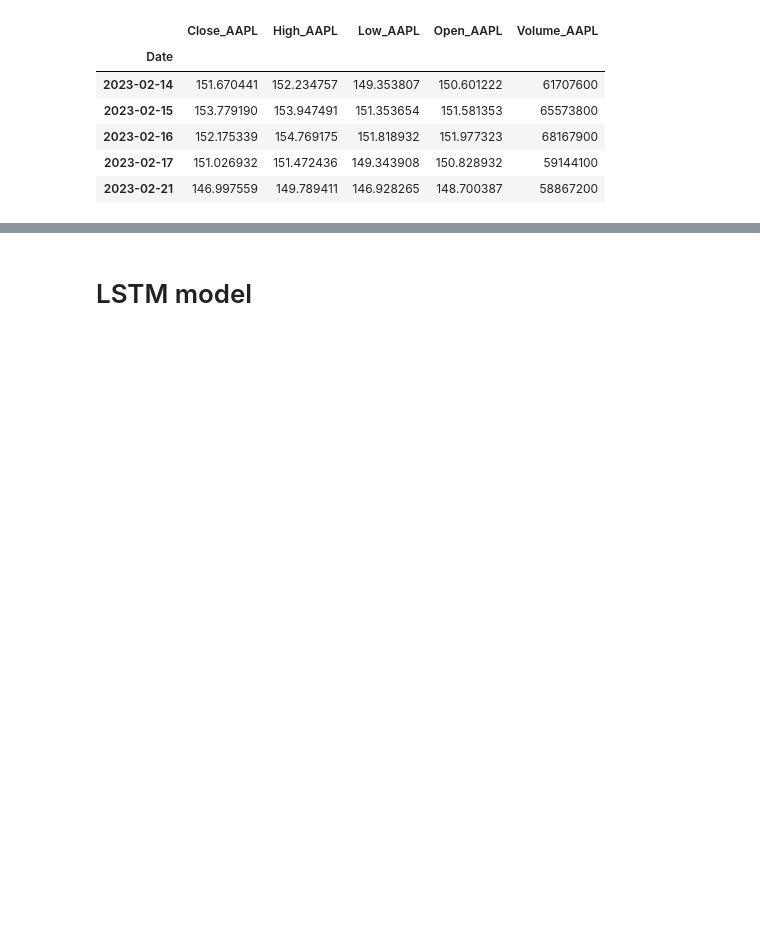
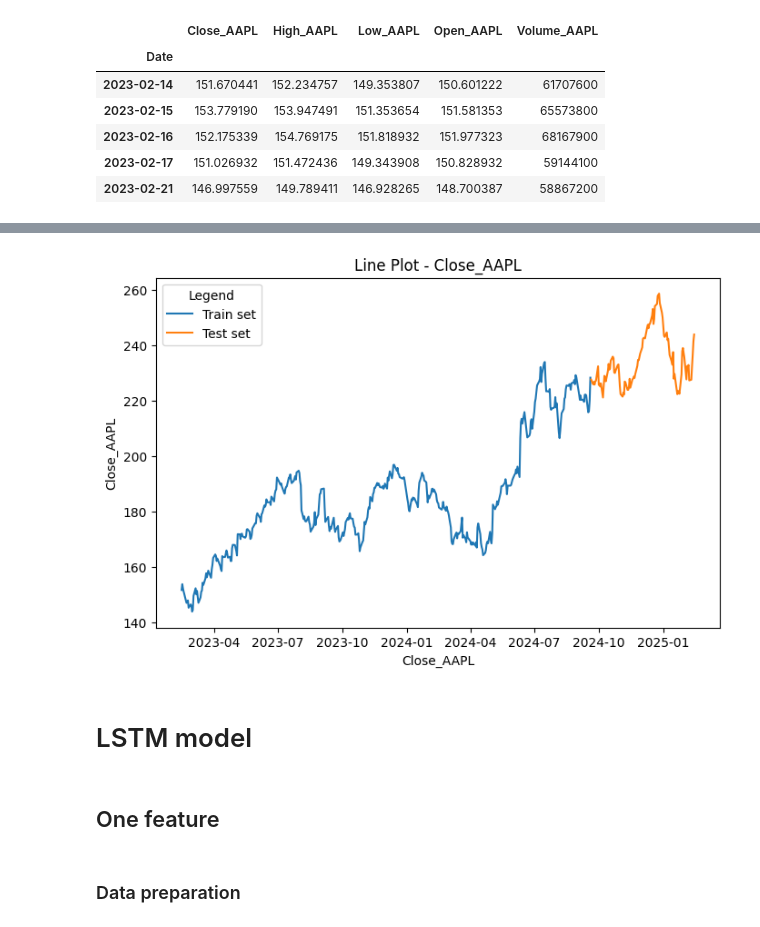
Before and after one commit to thcarole1/daily_stock_price_prediction, a Jupyter notebook: notebooks/005_Compare_model_performance.ipynb, the cells around one changed output, grey strips where cells are left out. Cells and saved outputs as stored; diff of their text form; code cells hidden in the pictures; blank space fills up the shorter version.

```diff
--- a/notebooks/005_Compare_model_performance.ipynb
+++ b/notebooks/005_Compare_model_performance.ipynb
@@ -88,22 +108,22 @@ def plot_lines_df(df:pd.DataFrame):
         # Adjust spacing between subplots
         plt.subplots_adjust(wspace=0.3, hspace=0.8)  # wspace (width), hspace (height)
 # %%
-def plot_lines_series(series:pd.Series):
+def plot_lines_series_train_test(train:pd.DataFrame, test:pd.DataFrame, target):
     '''
-    This function receives a Pandas Series.
-    - It plots lineplots for each numerical feature of input series.
+    This function receives 2 Pandas Dataframes: train and test, and a target feature.
+    - It plots lineplots for each numerical feature of the 2 input dataframes.
     '''
-    assert series.dtype == np.float64 #"series dtype must be a number"
-
     #Figure settings
     fig, ax = plt.subplots(figsize=(8, 5))
 
     # Plotting the histograms
-    sns.lineplot(y= series, x=series.index)
+    sns.lineplot(data=train, x=train.index, y=target)
+    sns.lineplot(data=test, x=test.index, y=target)
 
     # Formatting
-    ax.set_xlabel(series.name)
-    ax.set_title(f'Line Plot - {series.name}')
+    ax.set_xlabel(f"{target}")
+    ax.set_title(f'Line Plot - {target}')
+    ax.legend(["Train set", "Test set"], title="Legend", loc="best")
 
     # Adjust spacing between subplots
     plt.subplots_adjust(wspace=0.3, hspace=0.8)  # wspace (width), hspace (height)
@@ -247,2 +144,12 @@ plt.show()
+# %%
+# Plot the train set and the test set (only plot the target feature)
+target = f"Close_{ticker}"
+plot_lines_series_train_test(train,test, target)
+# %% [output]
+[figure, added]
 # %% [markdown]
 # LSTM model
+# %% [markdown]
+## One feature
+# %% [markdown]
+### Data preparation
```
Also changed, not shown: parts of 46 cells of this notebook, 1 other file.
